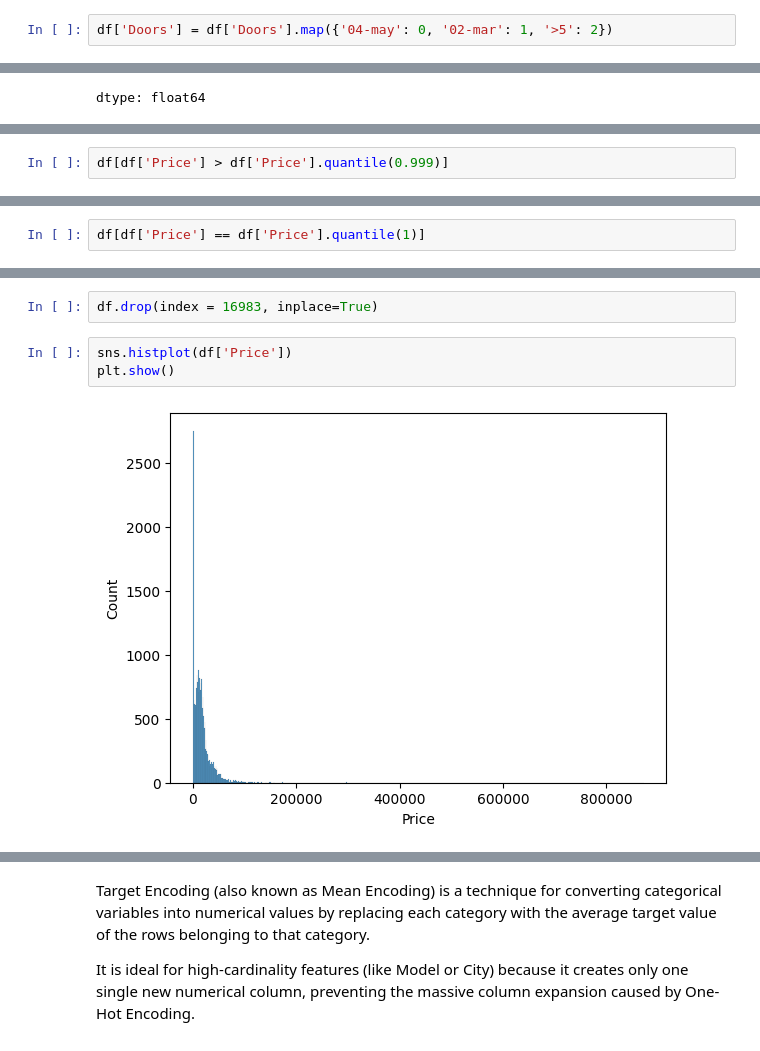
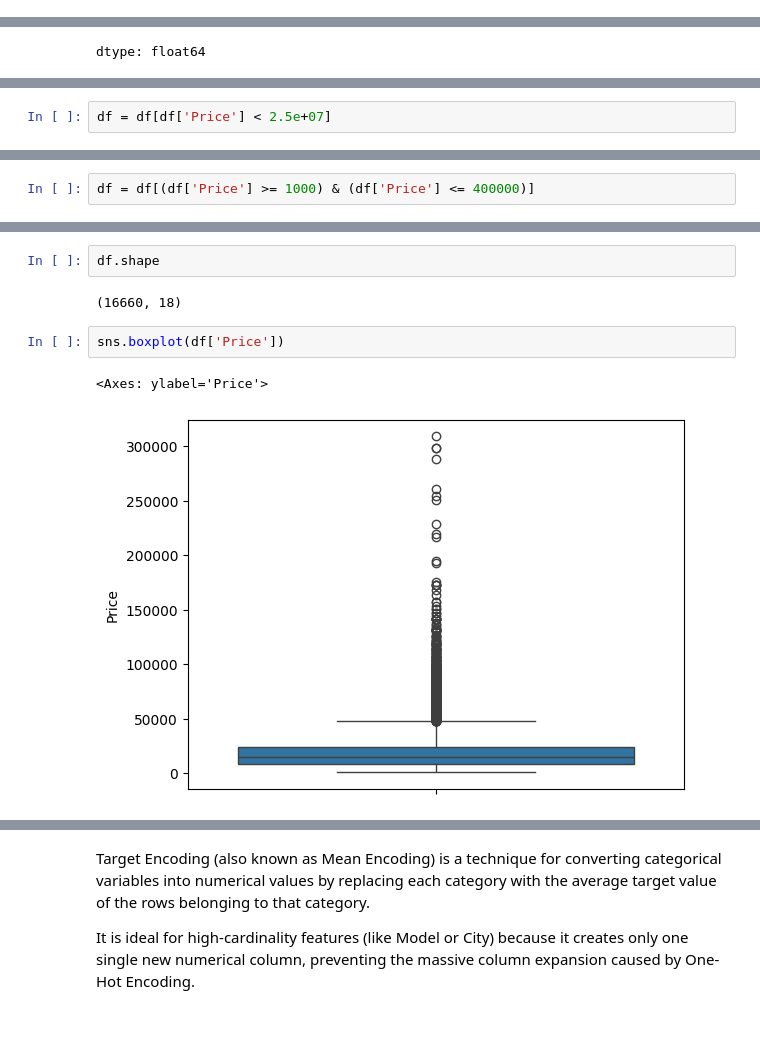
Before and after one commit to Moulicodes/car-price-prediction, a Jupyter notebook: car_price_predictor.ipynb, the cells around one changed output, grey strips where cells are left out. Drawn from its saved outputs; the diff is of its cells as text.

```diff
--- a/car_price_predictor.ipynb
+++ b/car_price_predictor.ipynb
@@ -67,2 +62,0 @@ array(['04-may', '02-mar', '>5'], dtype=object)
-# %%
-df['Doors'] = df['Doors'].map({'04-may': 0, '02-mar': 1, '>5': 2})
@@ -106,2 +89,2 @@ np.float64(26307500.0)
 # %%
-df[df['Price'] > df['Price'].quantile(0.999)]
+df = df[df['Price'] < 2.5e+07]
@@ -126,2 +96,2 @@ df[df['Price'] > df['Price'].quantile(0.999)]
 # %%
-df[df['Price'] == df['Price'].quantile(1)]
+df = df[(df['Price'] >= 1000) & (df['Price'] <= 400000)]
@@ -131,10 +98,12 @@ df[df['Price'] == df['Price'].quantile(1)]
-# %%
-df.drop(index = 16983, inplace=True)
+# %%
+df.shape
+# %% [output]
+(16660, 18)
 # %%
-sns.histplot(df['Price'])
-plt.show()
+sns.boxplot(df['Price'])
 # %% [output]
+<Axes: ylabel='Price'>
-[figure, old version]
+[figure, new version]
 # %% [markdown]
 ![image.png](embedded-picture-1)
 
```
Also changed, not shown: parts of 84 cells of this notebook.
